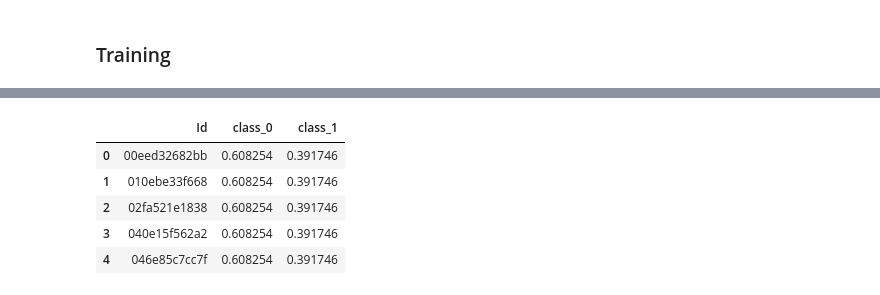
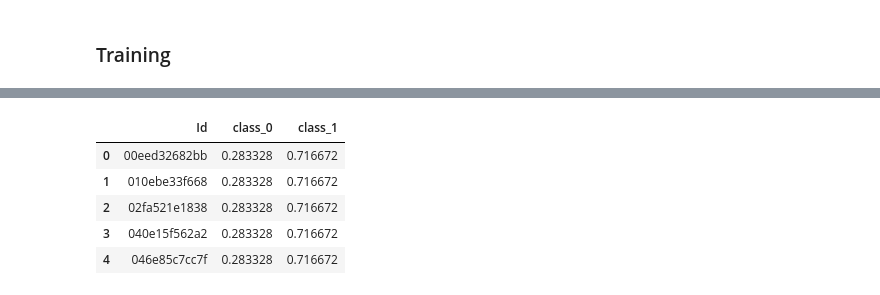
Before and after one commit to meltyyyyy/ICR-2023, a Jupyter notebook: protos_rui/notebook/exp001-stratified-downsampling.ipynb, the cells around one changed output, grey strips where cells are left out. Saved outputs shown, nothing was run; the diff lists cells and outputs as text; code cells hidden in the pictures.

```diff
--- a/protos_rui/notebook/exp001-stratified-downsampling.ipynb
+++ b/protos_rui/notebook/exp001-stratified-downsampling.ipynb
@@ -179,11 +225,11 @@ array([2, 1, 3, 0])
 参考 : https://scikit-learn.org/stable/modules/generated/sklearn.model_selection.StratifiedShuffleSplit.html
 # %%
 from sklearn.model_selection import StratifiedShuffleSplit
-sss = StratifiedShuffleSplit(n_splits=1, test_size=0.25, random_state=0)
+sss = StratifiedShuffleSplit(n_splits=1, test_size=0.75, random_state=0)
 # %%
 # 今回はtrain_indexのもののみを使用
 # train_indexにより抽出されたデータサイズは、元のデータの1/4
-class0_train = train[train["Class"]==0]
+class0_train = train_droped[train_droped["Class"]==0]
 for i, (train_index, test_index) in enumerate(sss.split(class0_train, class0_train["BN_label"])):
     print(train_index)
     print(len(train_index))
@@ -210,6 +247,6 @@ train["Class"].sum()
 # %% [output]
 108
 # %%
-under_sampled_df = class0_train.iloc[train_index]
+under_sampled_df = class0_train.iloc[test_index]
 len(under_sampled_df)
 # %% [output]
@@ -217,5 +254,5 @@ len(under_sampled_df)
 # %%
-df = pd.concat([under_sampled_df, train[train["Class"] == 1]])
+df = pd.concat([under_sampled_df, train_droped[train_droped["Class"] == 1]])
 # %%
 df.reset_index(inplace=True)
 df.head()
@@ -343,19 +400,21 @@ array([[0.60825429, 0.39174571],
 # %%
 final_valid_predictions = pd.DataFrame.from_dict(final_valid_predictions, orient="index").reset_index()
 final_valid_predictions.columns = ['Id', 'class_0', 'class_1']
 final_valid_predictions.to_csv(r"oof.csv", index=False)
 
 test_dict = {}
 test_dict.update(dict(zip(test.Id.values.tolist(), test_preds)))
 submission = pd.DataFrame.from_dict(test_dict, orient="index").reset_index()
 submission.columns = ['Id', 'class_0', 'class_1']
+submission.loc[test["BQ"].isnull(), 'class_0'] = 1
+submission.loc[test["BQ"].isnull(), 'class_1'] = 0
 
 submission.to_csv(r"submission.csv", index=False)
 submission
 # %% [output]
 |  | Id | class_0 | class_1 |
-| 0 | 00eed32682bb | 0.608254 | 0.391746 |
-| 1 | 010ebe33f668 | 0.608254 | 0.391746 |
-| 2 | 02fa521e1838 | 0.608254 | 0.391746 |
-| 3 | 040e15f562a2 | 0.608254 | 0.391746 |
-| 4 | 046e85c7cc7f | 0.608254 | 0.391746 |
+| 0 | 00eed32682bb | 0.283328 | 0.716672 |
+| 1 | 010ebe33f668 | 0.283328 | 0.716672 |
+| 2 | 02fa521e1838 | 0.283328 | 0.716672 |
+| 3 | 040e15f562a2 | 0.283328 | 0.716672 |
+| 4 | 046e85c7cc7f | 0.283328 | 0.716672 |
```
Also changed, not shown: parts of 21 cells of this notebook.
